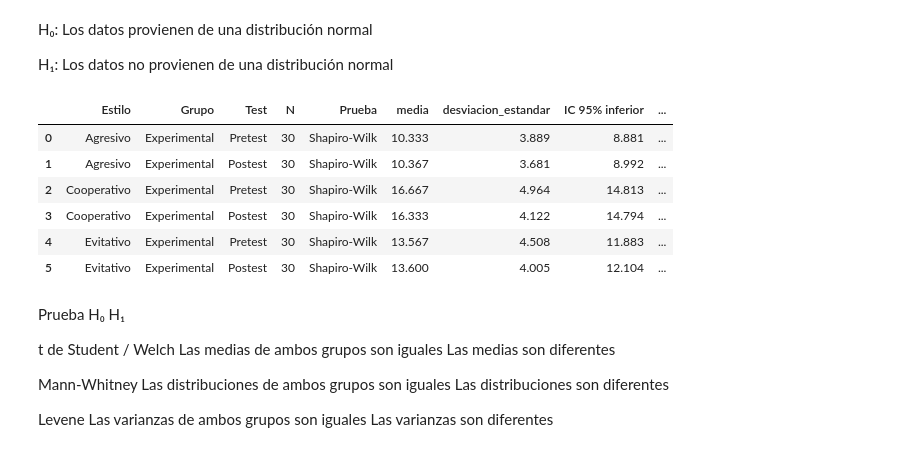
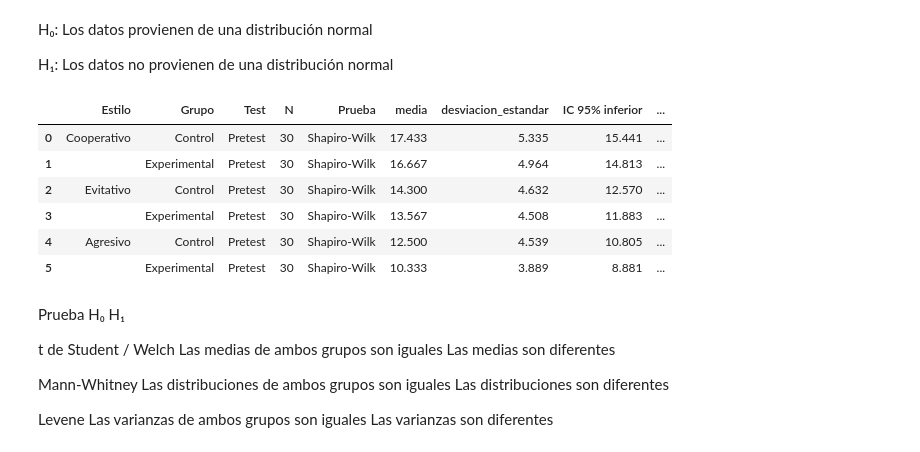
Before and after one commit to Cristian-Arboleda/Diseno-cuasiexperimental-conflictalk-adca, a Jupyter notebook: conflictalk.ipynb, the cells around one changed output. Cells and saved outputs as stored; diff of their text form; code cells hidden in the pictures.

```diff
--- a/conflictalk.ipynb
+++ b/conflictalk.ipynb
@@ -300,39 +300,41 @@ tabla_datos['Grupo'] = pd.Categorical(
     categories=['Experimental', 'Control'],
 )
 # %%
-from scipy.stats import shapiro, t
-
 alpha = 0.05
 
-# Filtrar únicamente el Grupo Experimental
-datos_experimental = tabla_datos[
-    tabla_datos['Grupo']
+# Filtrar únicamente los datos del Pretest
+datos_pretest = tabla_datos[
+    tabla_datos['Test']
     .astype(str)
     .str.strip()
     .str.lower()
-    .eq('experimental')
+    .eq('pretest')
 ].copy()
 
 # Normalizar nombres de las categorías
-datos_experimental['Estilo'] = (
-    datos_experimental['Estilo'].astype(str).str.strip().str.lower()
+datos_pretest['Estilo'] = (
+    datos_pretest['Estilo'].astype(str).str.strip().str.lower()
 )
 
-datos_experimental['Test'] = (
-    datos_experimental['Test'].astype(str).str.strip().str.lower()
+datos_pretest['Grupo'] = (
+    datos_pretest['Grupo'].astype(str).str.strip().str.lower()
+)
+
+datos_pretest['Test'] = (
+    datos_pretest['Test'].astype(str).str.strip().str.lower()
 )
 
 # Convertir puntajes a valores numéricos
-datos_experimental['Puntaje'] = pd.to_numeric(
-    datos_experimental['Puntaje'],
+datos_pretest['Puntaje'] = pd.to_numeric(
+    datos_pretest['Puntaje'],
     errors='coerce'
 )
 
 resultados = []
 
-# Agrupar por Estilo y momento de evaluación
-for (estilo, test), grupo in datos_experimental.groupby(
-    ['Estilo', 'Test'],
+# Agrupar por Estilo, Grupo y momento de evaluación
+for (estilo, grupo_nombre, test), grupo in datos_pretest.groupby(
+    ['Estilo', 'Grupo', 'Test'],
     observed=True
 ):
 
@@ -386,16 +388,16 @@ for (estilo, test), grupo in datos_experimental.groupby(
 
     elif pvalue > alpha:
         decision = 'No se rechaza H₀'
-        distribucion = 'Compatible con normalidad'
+        distribucion = 'Normal'
 
     else:
         decision = 'Se rechaza H₀'
-        distribucion = 'Evidencia de no normalidad'
+        distribucion = 'No normal'
 
     # Guardar resultados
     resultados.append({
         'Estilo': estilo.capitalize(),
-        'Grupo': 'Experimental',
+        'Grupo': grupo_nombre.capitalize(),
         'Test': test.capitalize(),
         'N': N,
         'Prueba': 'Shapiro-Wilk',
@@ -411,40 +413,56 @@ for (estilo, test), grupo in datos_experimental.groupby(
     })
 
 
 # Crear DataFrame
 tabla_normalidad = pd.DataFrame(resultados)
 
 # Ordenar los resultados
 orden_test = pd.CategoricalDtype(
     categories=['Pretest', 'Postest'],
     ordered=True
 )
 
 tabla_normalidad['Test'] = tabla_normalidad['Test'].astype(orden_test)
 
+# Orden personalizado de los estilos
+orden_estilos = pd.CategoricalDtype(
+    categories=['Cooperativo', 'Evitativo', 'Agresivo'],
+    ordered=True
+)
+
+tabla_normalidad['Estilo'] = tabla_normalidad['Estilo'].astype(orden_estilos)
+
 tabla_normalidad = tabla_normalidad.sort_values(
-    ['Estilo', 'Test']
+    ['Estilo', 'Grupo', 'Test']
 ).reset_index(drop=True)
+
+# Evitar repetir el estilo en filas consecutivas
+tabla_normalidad['Estilo'] = tabla_normalidad['Estilo'].astype(object)
+
+tabla_normalidad.loc[
+    tabla_normalidad['Estilo'].duplicated(),
+    'Estilo'
+] = ''
 
 
 # Mostrar tabla
 tabla_normalidad.style.format({
     'media': '{:.3f}',
     'desviacion_estandar': '{:.3f}',
     'IC 95% inferior': '{:.3f}',
     'IC 95% superior': '{:.3f}',
     'α': '{:.2f}',
     'pvalue': '{:.4f}',
     'W': '{:.4f}'
 })
 # %% [output]
 |  | Estilo | Grupo | Test | N | Prueba | media | desviacion_estandar | IC 95% inferior | ... |
-| 0 | Agresivo | Experimental | Pretest | 30 | Shapiro-Wilk | 10.333 | 3.889 | 8.881 | ... |
-| 1 | Agresivo | Experimental | Postest | 30 | Shapiro-Wilk | 10.367 | 3.681 | 8.992 | ... |
-| 2 | Cooperativo | Experimental | Pretest | 30 | Shapiro-Wilk | 16.667 | 4.964 | 14.813 | ... |
-| 3 | Cooperativo | Experimental | Postest | 30 | Shapiro-Wilk | 16.333 | 4.122 | 14.794 | ... |
-| 4 | Evitativo | Experimental | Pretest | 30 | Shapiro-Wilk | 13.567 | 4.508 | 11.883 | ... |
-| 5 | Evitativo | Experimental | Postest | 30 | Shapiro-Wilk | 13.600 | 4.005 | 12.104 | ... |
+| 0 | Cooperativo | Control | Pretest | 30 | Shapiro-Wilk | 17.433 | 5.335 | 15.441 | ... |
+| 1 |  | Experimental | Pretest | 30 | Shapiro-Wilk | 16.667 | 4.964 | 14.813 | ... |
+| 2 | Evitativo | Control | Pretest | 30 | Shapiro-Wilk | 14.300 | 4.632 | 12.570 | ... |
+| 3 |  | Experimental | Pretest | 30 | Shapiro-Wilk | 13.567 | 4.508 | 11.883 | ... |
+| 4 | Agresivo | Control | Pretest | 30 | Shapiro-Wilk | 12.500 | 4.539 | 10.805 | ... |
+| 5 |  | Experimental | Pretest | 30 | Shapiro-Wilk | 10.333 | 3.889 | 8.881 | ... |
 # %%
 import plotly.graph_objects as go
 from plotly.subplots import make_subplots
```
Also changed, not shown: parts of 1 cell of this notebook.
